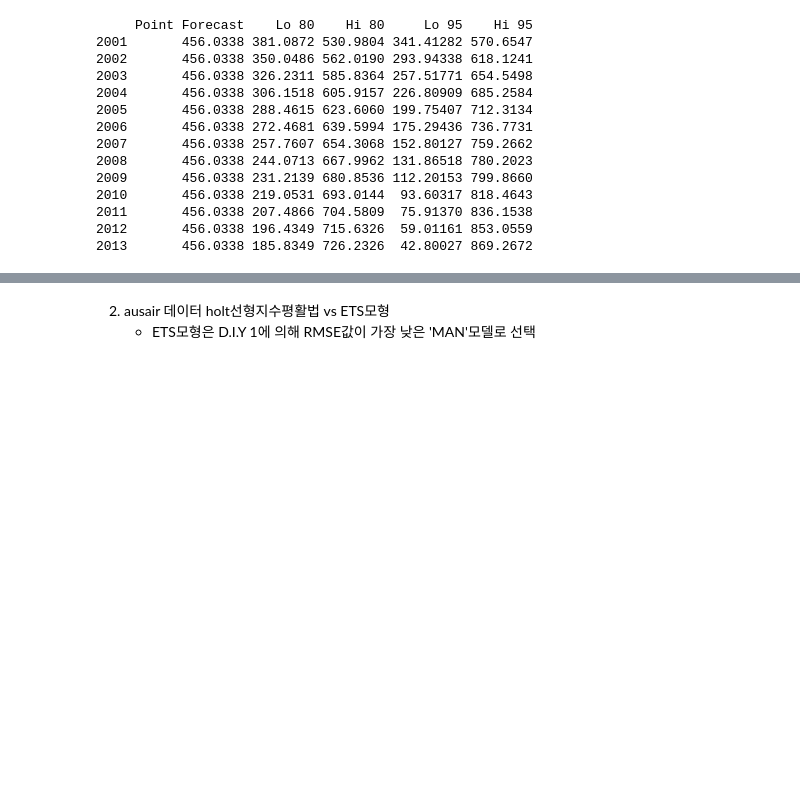
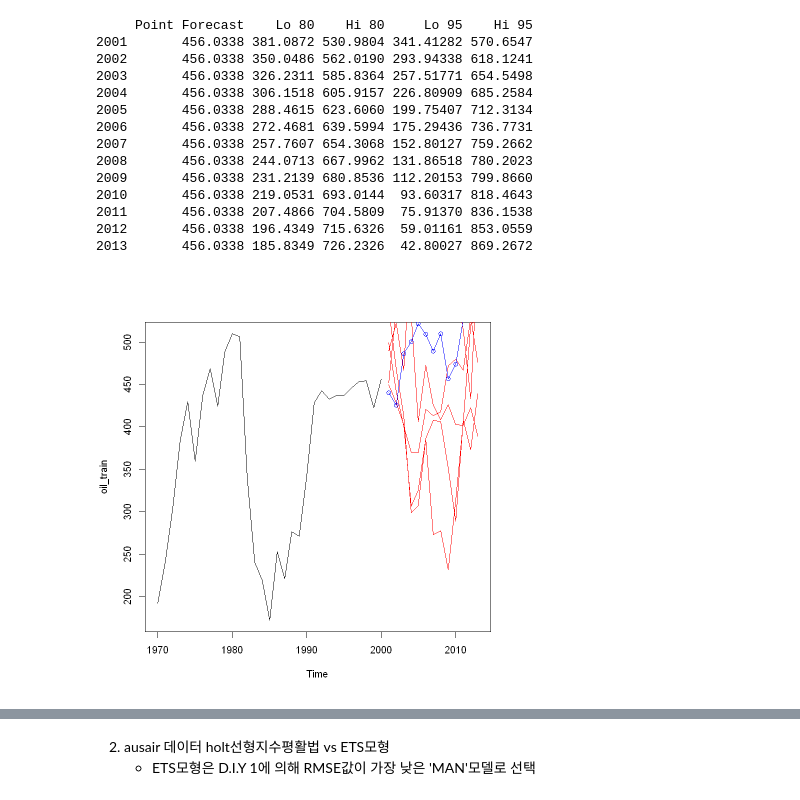
Before and after one commit to young-hun-jo/SCH_Univ_Course, a Jupyter notebook: Time_Series/time_series_DIY.ipynb, the cells around one changed output, grey strips where cells are left out. Saved outputs shown, nothing was run; the diff lists cells and outputs as text; code cells hidden in the pictures; blank space fills up the shorter version.

```diff
--- a/Time_Series/time_series_DIY.ipynb
+++ b/Time_Series/time_series_DIY.ipynb
@@ -542,3 +542,14 @@ for_ses
 2011       456.0338 207.4866 704.5809  75.91370 836.1538
 2012       456.0338 196.4349 715.6326  59.01161 853.0559
 2013       456.0338 185.8349 726.2326  42.80027 869.2672
+# %%
+# 모형의 미래 예측값 시뮬레이션 돌리기
+# 시뮬레이션을 돌리기 위해서는 errors항이 존재해야 하는데 ses(단순지수평활법)은 errors항이 없음!
+plot(oil_train, xlim=c(1970,2013))
+for (i in 1:5){
+        lines(simulate(fit_ets,13), col='red')
+}
+lines(oil_test, xlim=c(1970,2013), col='blue', type='o')
+# test데이터의 실제 미래데이터와 비교
+# %% [output]
+[figure, added]
```
Also changed, not shown: parts of 3 cells of this notebook.
